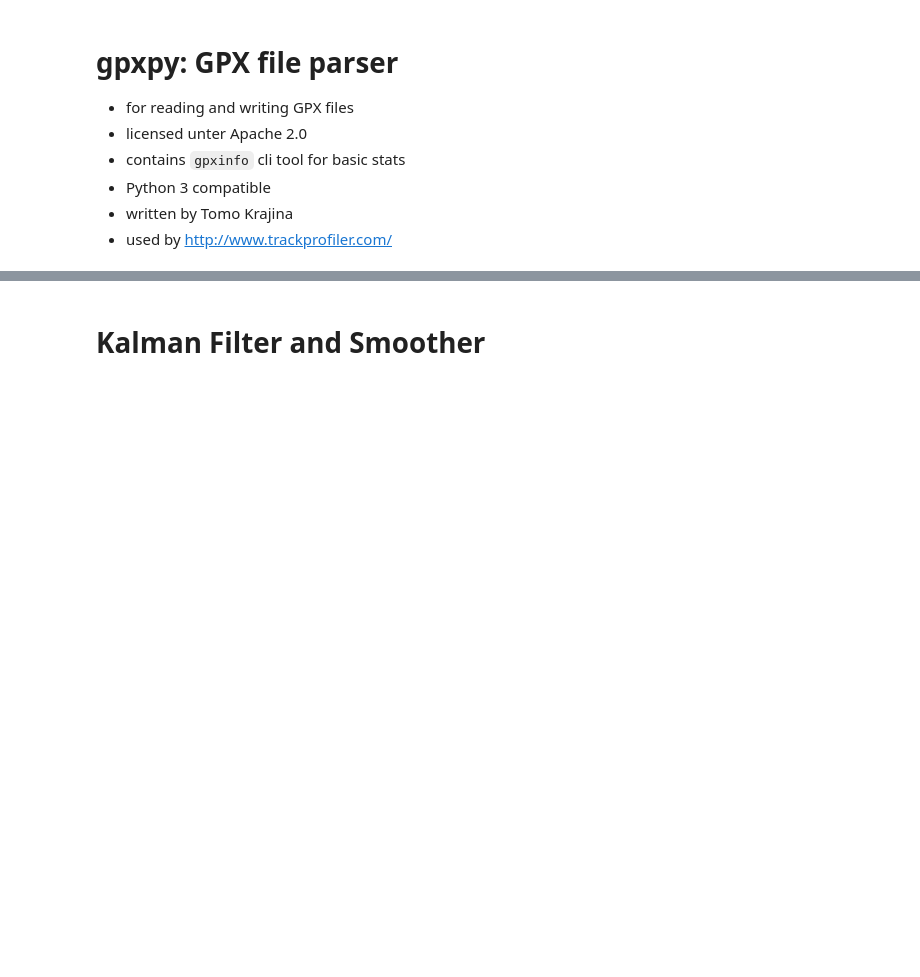
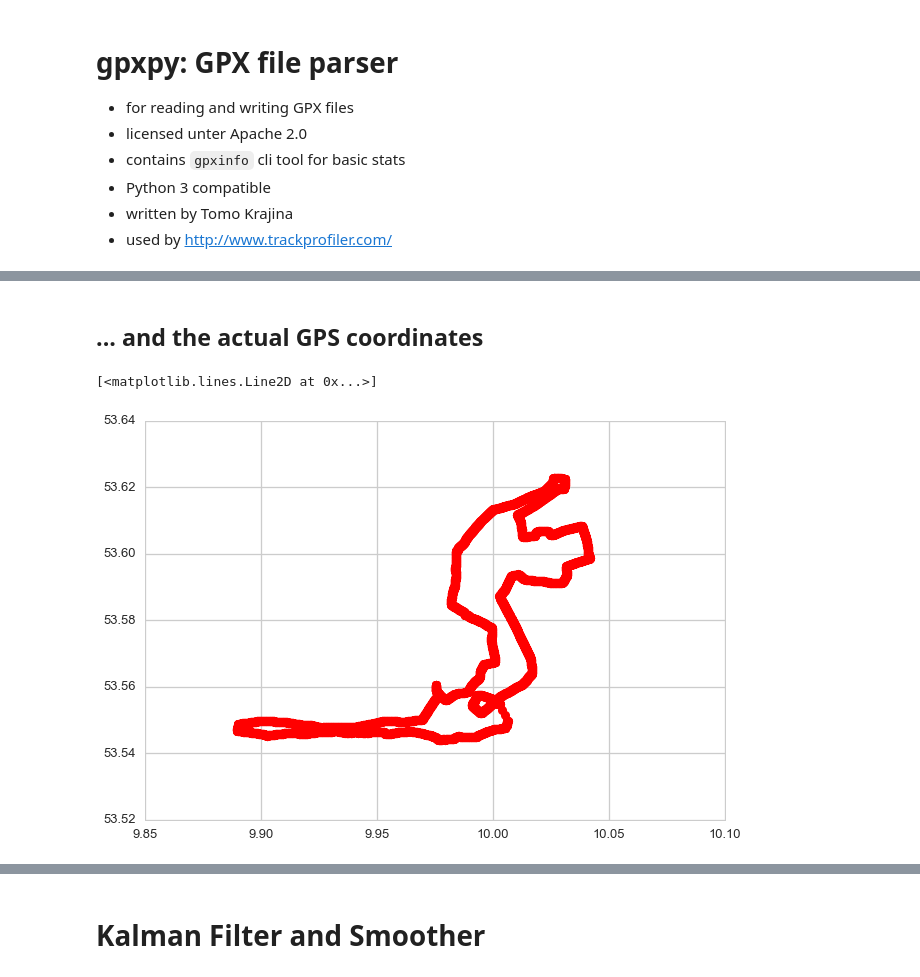
Before and after one commit to FlorianWilhelm/gps_data_with_python, a Jupyter notebook: notebook.ipynb, the cells around one changed output, grey strips where cells are left out. Drawn from its saved outputs; the diff is of its cells as text; code cells hidden in the pictures; blank space fills up the shorter version.

```diff
--- a/notebook.ipynb
+++ b/notebook.ipynb
@@ -90,0 +128,8 @@ warnings.filterwarnings("ignore")
+# %% [markdown]
+## ... and the actual GPS coordinates
+# %%
+plt.plot(coords['lon'].values, coords['lat'].values)
+plt.plot(coords['lon'].values, coords['lat'].values, 'ro')
+# %% [output]
+[<matplotlib.lines.Line2D at 0x...>]
+[figure, added]
```
Also changed, not shown: parts of 11 cells of this notebook, 4 other files.
